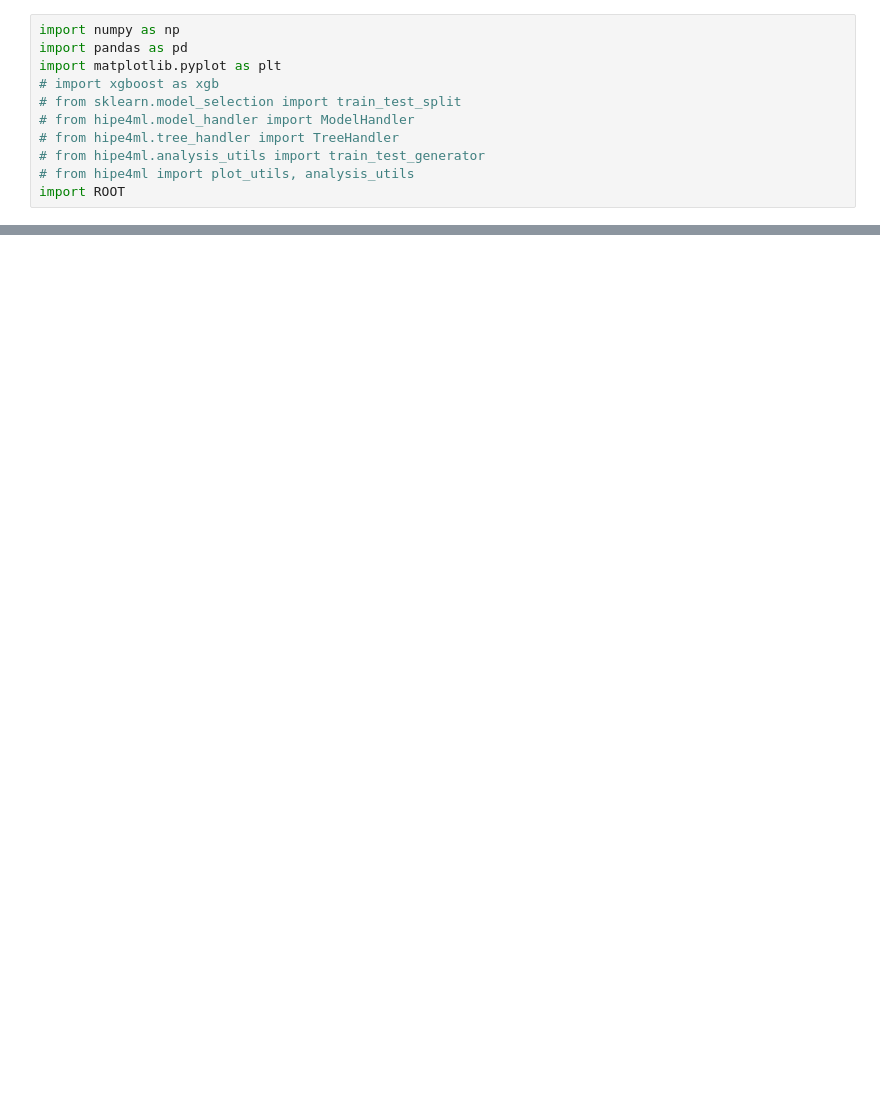
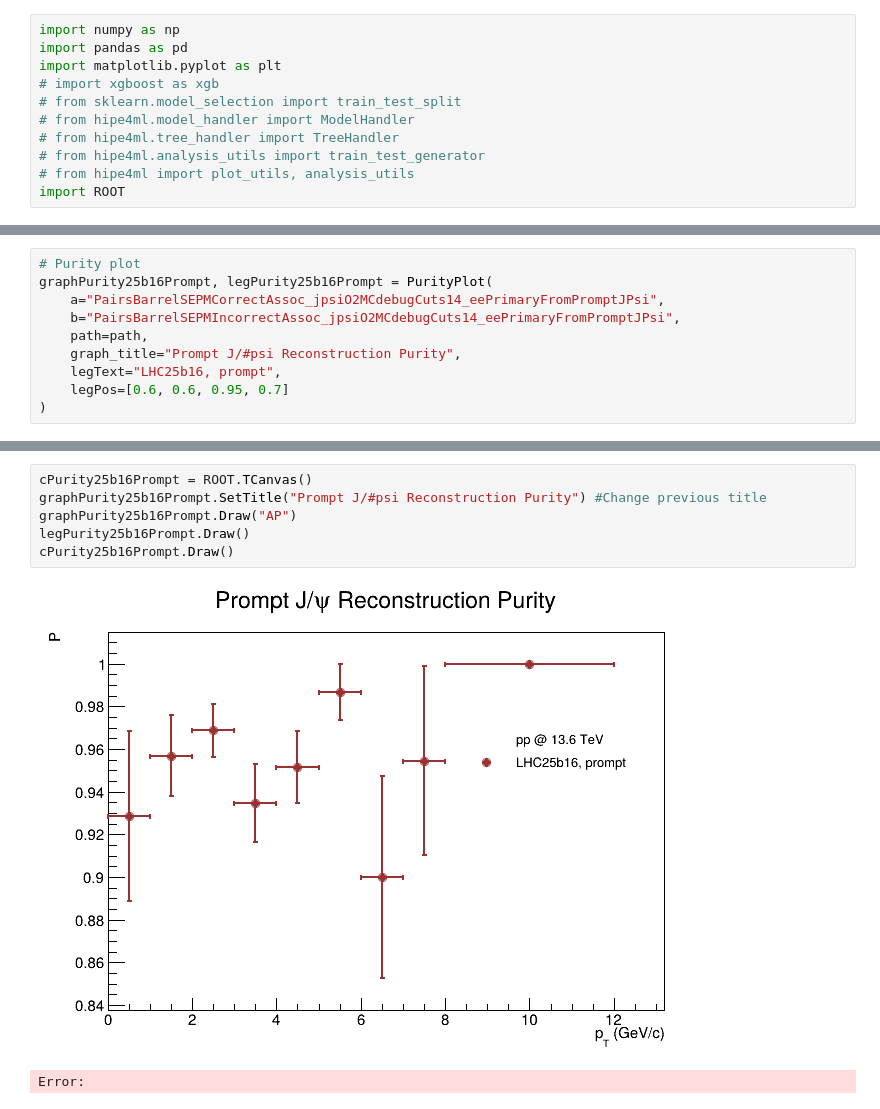
Before and after one commit to LucasFerrandi/Jpsi-Jets-Analysis, a Jupyter notebook: EfficiencyAndML/EfficienciesJPsi.ipynb, the cells around one changed output, grey strips where cells are left out. Cells and saved outputs as stored; diff of their text form; blank space fills up the shorter version.

```diff
--- a/EfficiencyAndML/EfficienciesJPsi.ipynb
+++ b/EfficiencyAndML/EfficienciesJPsi.ipynb
@@ -254,0 +414,10 @@ c25b16.Draw()
+# %%
+# Purity plot
+graphPurity25b16Prompt, legPurity25b16Prompt = PurityPlot(
+    a="PairsBarrelSEPMCorrectAssoc_jpsiO2MCdebugCuts14_eePrimaryFromPromptJPsi",
+    b="PairsBarrelSEPMIncorrectAssoc_jpsiO2MCdebugCuts14_eePrimaryFromPromptJPsi",
+    path=path,
+    graph_title="Prompt J/#psi Reconstruction Purity",
+    legText="LHC25b16, prompt",
+    legPos=[0.6, 0.6, 0.95, 0.7]
+)
@@ -254,0 +428,9 @@ c25b16.Draw()
+# %%
+cPurity25b16Prompt = ROOT.TCanvas()
+graphPurity25b16Prompt.SetTitle("Prompt J/#psi Reconstruction Purity") #Change previous title
+graphPurity25b16Prompt.Draw("AP")
+legPurity25b16Prompt.Draw()
+cPurity25b16Prompt.Draw()
+# %% [output]
+[figure, added]
+Error:
```
Also changed, not shown: parts of 22 cells of this notebook, 11 other files.
